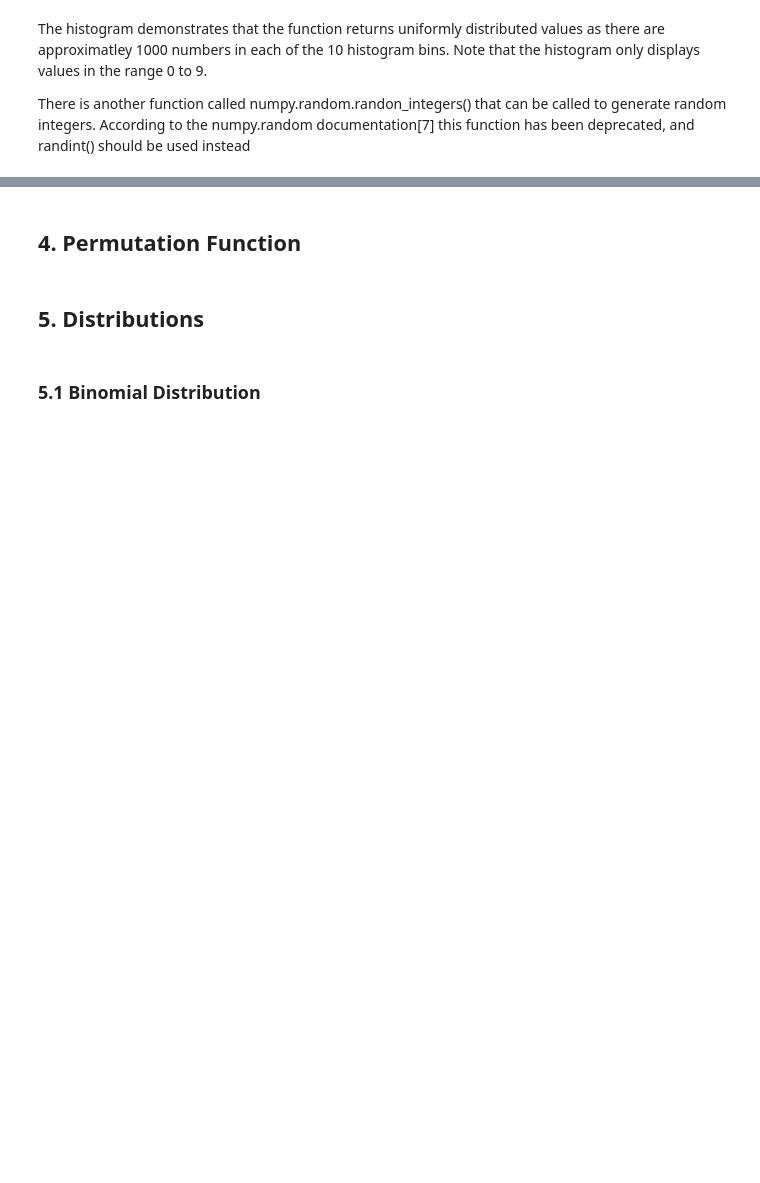
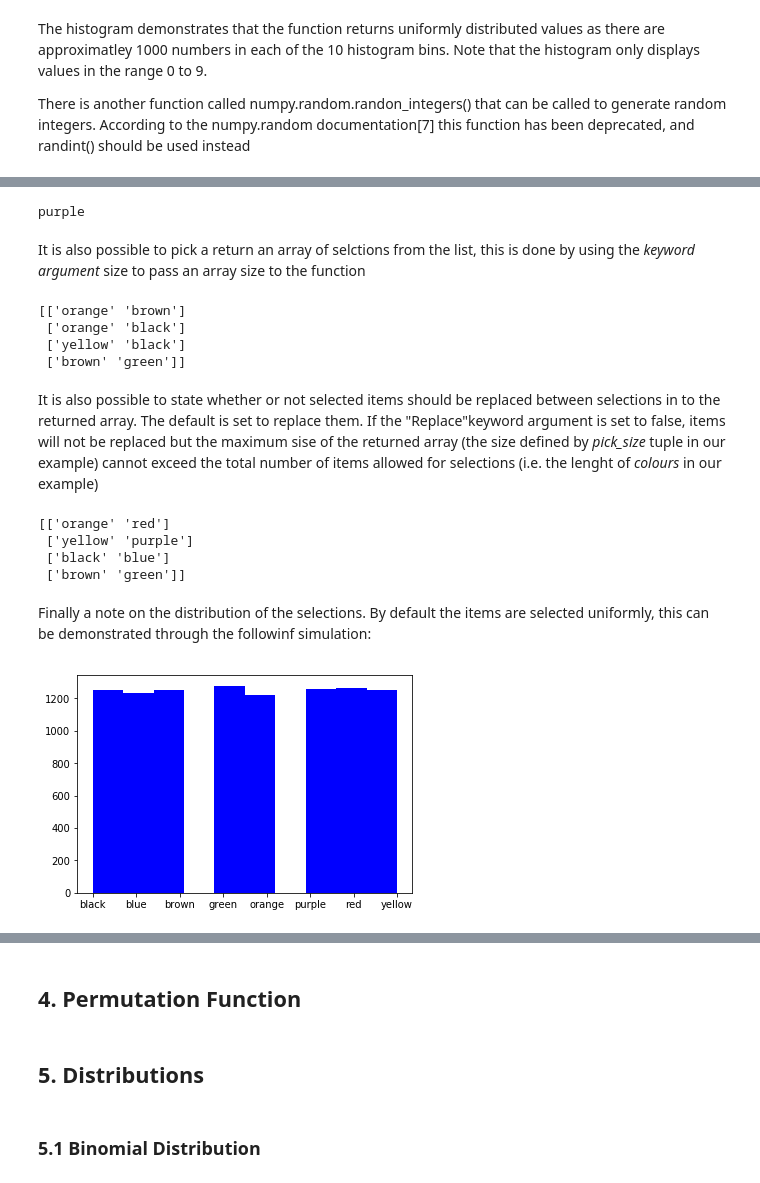
Before and after one commit to shkyler/gmit-pfda-exercises, a Jupyter notebook: numpyrandom.ipynb, the cells around one changed output, grey strips where cells are left out. Saved outputs shown, nothing was run; the diff lists cells and outputs as text; code cells hidden in the pictures; blank space fills up the shorter version.

```diff
--- a/numpyrandom.ipynb
+++ b/numpyrandom.ipynb
@@ -185,0 +249,43 @@ There is another function called numpy.random.randon_integers() that can be call
+# %%
+# Create a list of colours
+colours = ["red", "green", "blue", "yellow", "orange", "black", "purple","brown"]
+# Use the choice() funtion to pick one colour at random and print it
+pick = np.random.choice(colours)
+print(pick)
+# %% [output]
+purple
+# %% [markdown]
+It is also possible to pick a return an array of selctions from the list, this is done by using the *keyword argument* size to pass an array size to the function
+# %%
+# Define the size of the array required
+pick_size = (4,2)
+# pick an array of colurs and print it
+pick_array = np.random.choice(colours, size=pick_size)
+print(pick_array)
+# %% [output]
+[['orange' 'brown']
+ ['orange' 'black']
+ ['yellow' 'black']
+ ['brown' 'green']]
+# %% [markdown]
+It is also possible to state whether or not selected items should be replaced between selections in to the returned array. The default is set to replace them. If the "Replace"keyword argument is set to false, items will not be replaced but the maximum sise of the returned array (the size defined by *pick_size* tuple in our example) cannot exceed the total number of items allowed for selections (i.e. the lenght of *colours* in our example)
+# %%
+# Define the size of the array required
+pick_size = (4,2)
+# pick an array of colurs and print it
+pick_array = np.random.choice(colours, size=pick_size, replace=False)
+print(pick_array)
+# %% [output]
+[['orange' 'red']
+ ['yellow' 'purple']
+ ['black' 'blue']
+ ['brown' 'green']]
+# %% [markdown]
+Finally a note on the distribution of the selections. By default the items are selected uniformly, this can be demonstrated through the followinf simulation:
+# %%
+# Call the fuction 10,000 times and plot the histogram
+pick_dist=[np.random.choice(colours) for i in range (10000)]
+plt.hist(pick_dist, color="blue")
+plt.show()
+# %% [output]
+[figure, added]
```
Also changed, not shown: parts of 24 cells of this notebook.
